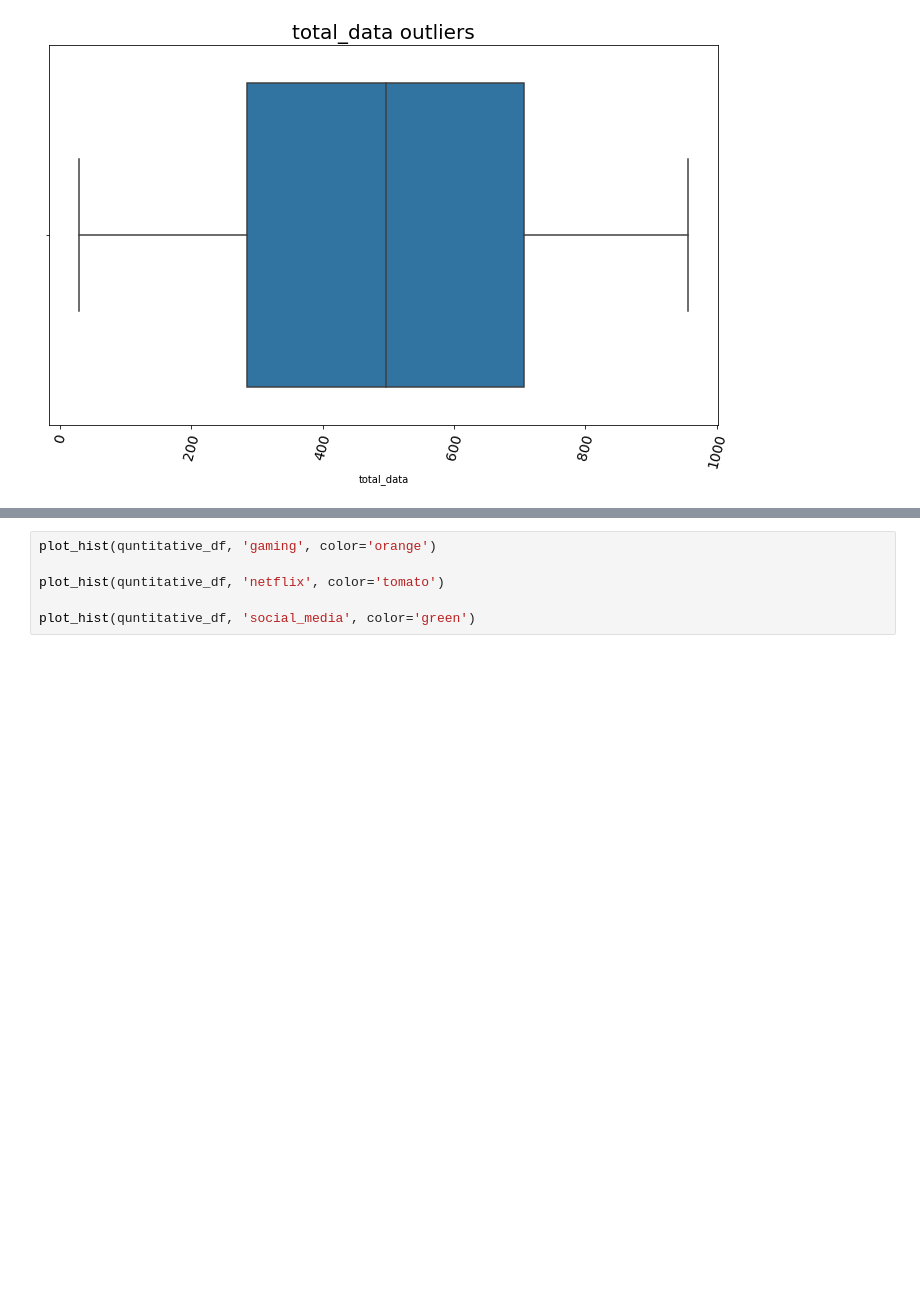
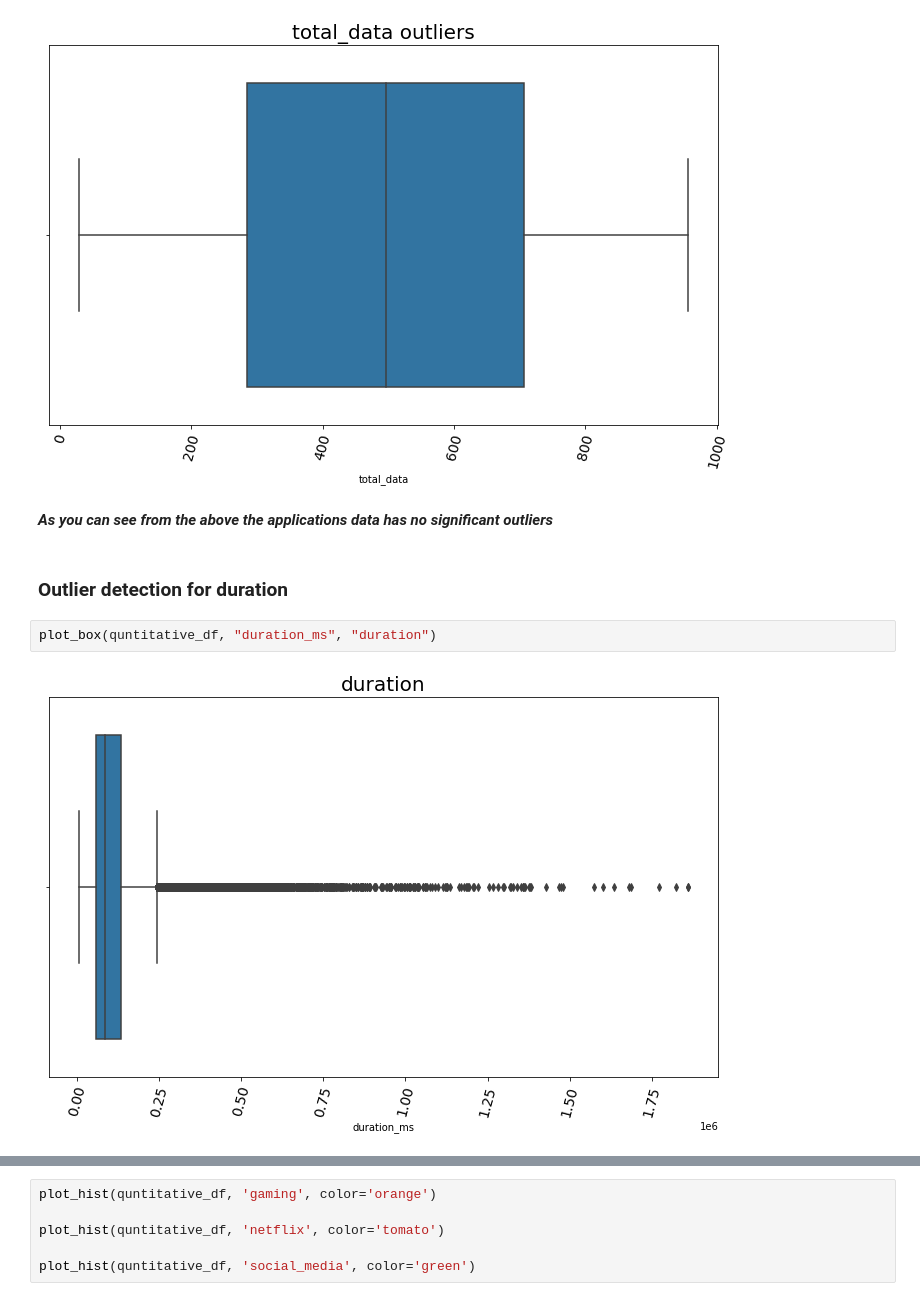
Before and after one commit to educhinski/telecom_data_analysis, a Jupyter notebook: Notebooks/UserOverviewAnalysis .ipynb, the cells around one changed output, grey strips where cells are left out. Saved outputs shown, nothing was run; the diff lists cells and outputs as text; blank space fills up the shorter version.

```diff
--- a/Notebooks/UserOverviewAnalysis .ipynb
+++ b/Notebooks/UserOverviewAnalysis .ipynb
@@ -529,3 +638,11 @@ plot_box(quntitative_df, "total_data", "total_data outliers")
 [figure]
 [figure]
 [figure]
+# %% [markdown]
+***As you can see from the above the applications data has no significant outliers***
+# %% [markdown]
+### Outlier detection for duration
+# %%
+plot_box(quntitative_df, "duration_ms", "duration")
+# %% [output]
+[figure, added]
```
Also changed, not shown: parts of 75 cells of this notebook.
